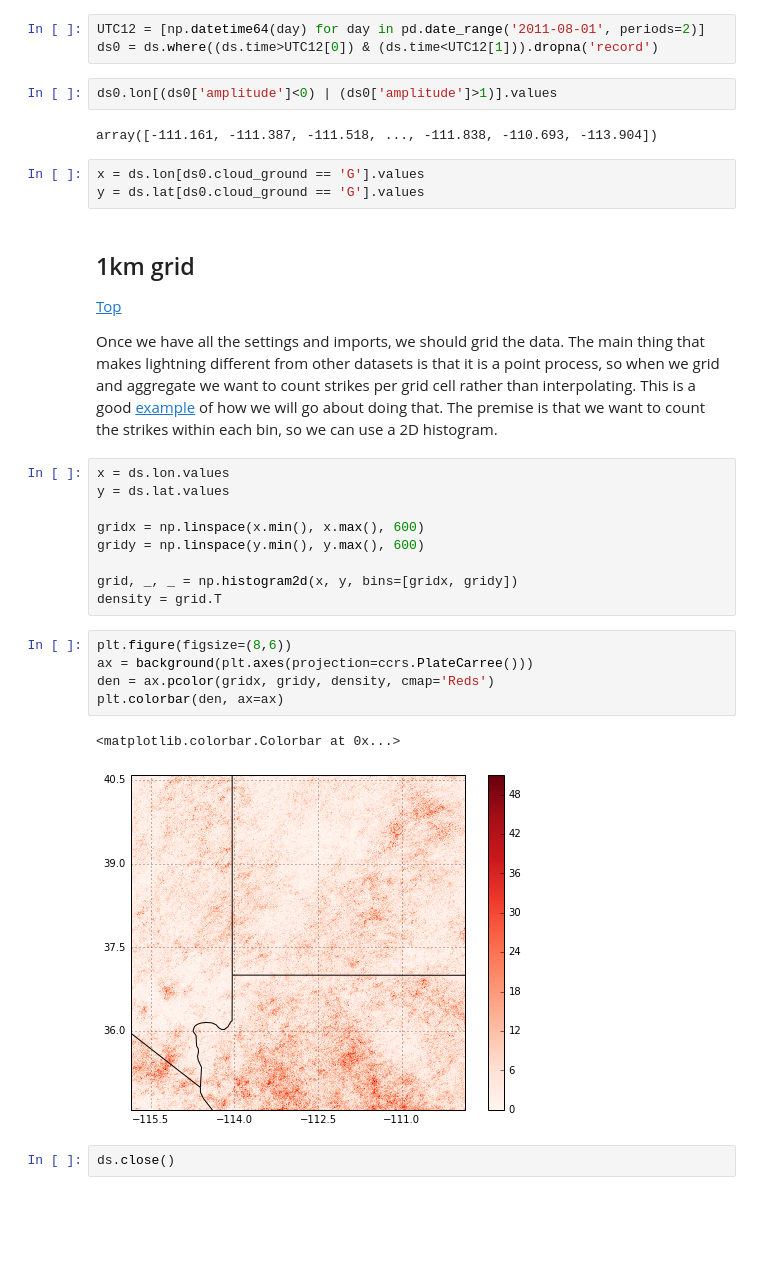
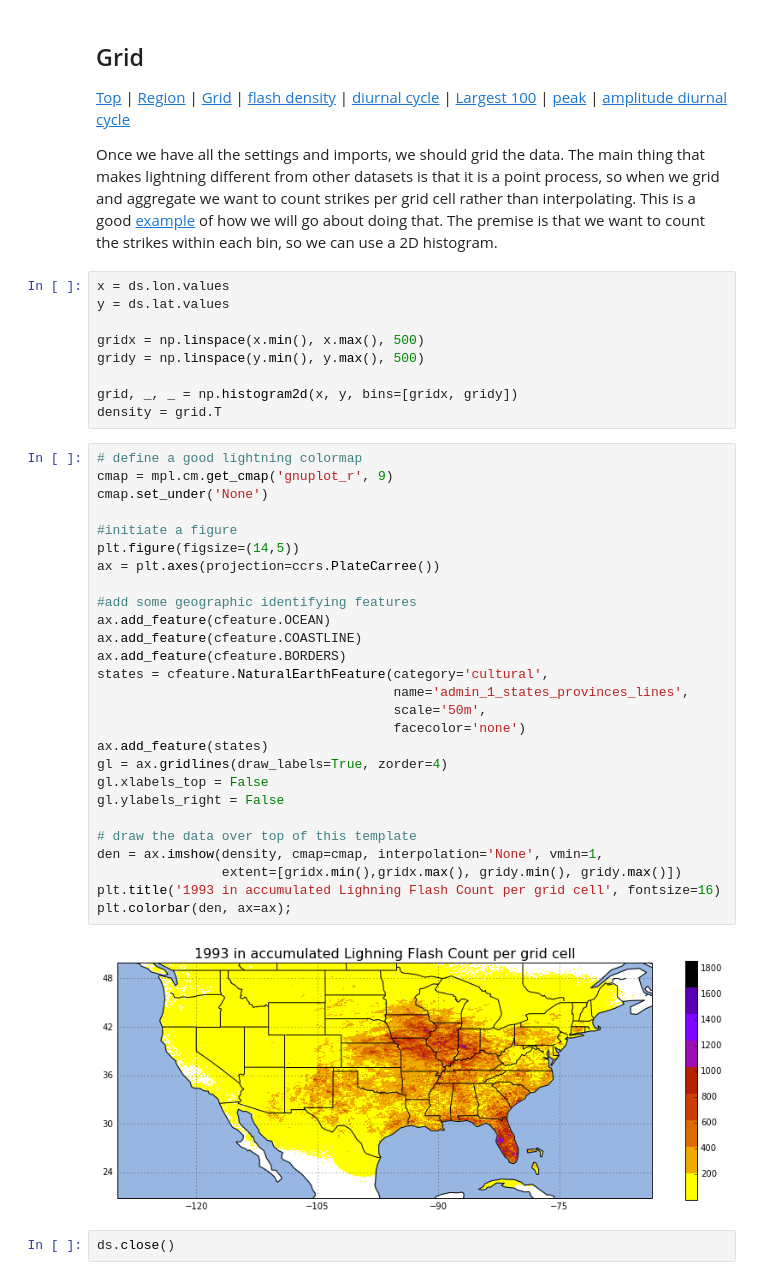
Before and after one commit to jsignell/lightning-tools, a Jupyter notebook: Regional Climatology.ipynb, the cells around one changed output. Cells and saved outputs as stored; diff of their text form; blank space fills up the shorter version.

```diff
--- a/Regional Climatology.ipynb
+++ b/Regional Climatology.ipynb
@@ -29,34 +33,45 @@ ds = xr.open_mfdataset('/home/jsignell/erddapData/Cloud_to_Ground_Lightning/Ceda
-# %%
-UTC12 = [np.datetime64(day) for day in pd.date_range('2011-08-01', periods=2)]
-ds0 = ds.where((ds.time>UTC12[0]) & (ds.time<UTC12[1])).dropna('record')
-# %%
-ds0.lon[(ds0['amplitude']<0) | (ds0['amplitude']>1)].values
-# %% [output]
-array([-111.161, -111.387, -111.518, ..., -111.838, -110.693, -113.904])
-# %%
-x = ds.lon[ds0.cloud_ground == 'G'].values
-y = ds.lat[ds0.cloud_ground == 'G'].values
 # %% [markdown]
-## 1km grid
-[Top](#Python-programs)
+## Grid
+[Top](#Regional-Climatology) | [Region](#object-orientation) | [Grid](#Grid) | [flash density](#flash-density) | [diurnal cycle](#diurnal-cycle) | [Largest 100](#top-100) | [peak](#peak-time) | [amplitude diurnal cycle](#amplitude-of-DC)
 
 Once we have all the settings and imports, we should grid the data. The main thing that makes lightning different from other datasets is that it is a point process, so when we grid and aggregate we want to count strikes per grid cell rather than interpolating. This is a good [example](http://stackoverflow.com/questions/11015252/countig-points-in-boxes-of-a-grid) of how we will go about doing that. The premise is that we want to count the strikes within each bin, so we can use a 2D histogram.
 # %%
 x = ds.lon.values
 y = ds.lat.values
 
-gridx = np.linspace(x.min(), x.max(), 600)
-gridy = np.linspace(y.min(), y.max(), 600)
+gridx = np.linspace(x.min(), x.max(), 500)
+gridy = np.linspace(y.min(), y.max(), 500)
 
 grid, _, _ = np.histogram2d(x, y, bins=[gridx, gridy])
 density = grid.T
-# %%
-plt.figure(figsize=(8,6))
-ax = background(plt.axes(projection=ccrs.PlateCarree()))
-den = ax.pcolor(gridx, gridy, density, cmap='Reds')
-plt.colorbar(den, ax=ax)
-# %% [output]
-<matplotlib.colorbar.Colorbar at 0x...>
-[figure, removed]
+# %%
+# define a good lightning colormap
+cmap = mpl.cm.get_cmap('gnuplot_r', 9)
+cmap.set_under('None')
+
+#initiate a figure
+plt.figure(figsize=(14,5))
+ax = plt.axes(projection=ccrs.PlateCarree())
+
+#add some geographic identifying features
+ax.add_feature(cfeature.OCEAN)
+ax.add_feature(cfeature.COASTLINE)
+ax.add_feature(cfeature.BORDERS)
+states = cfeature.NaturalEarthFeature(category='cultural',
+                                      name='admin_1_states_provinces_lines',
+                                      scale='50m',
+                                      facecolor='none')
+ax.add_feature(states)
+gl = ax.gridlines(draw_labels=True, zorder=4)
+gl.xlabels_top = False
+gl.ylabels_right = False
+
+# draw the data over top of this template
+den = ax.imshow(density, cmap=cmap, interpolation='None', vmin=1,
+                extent=[gridx.min(),gridx.max(), gridy.min(), gridy.max()])
+plt.title('1993 in accumulated Lighning Flash Count per grid cell', fontsize=16)
+plt.colorbar(den, ax=ax);
+# %% [output]
+[figure, added]
 # %%
 ds.close()
```
Also changed, not shown: parts of 17 cells of this notebook.
